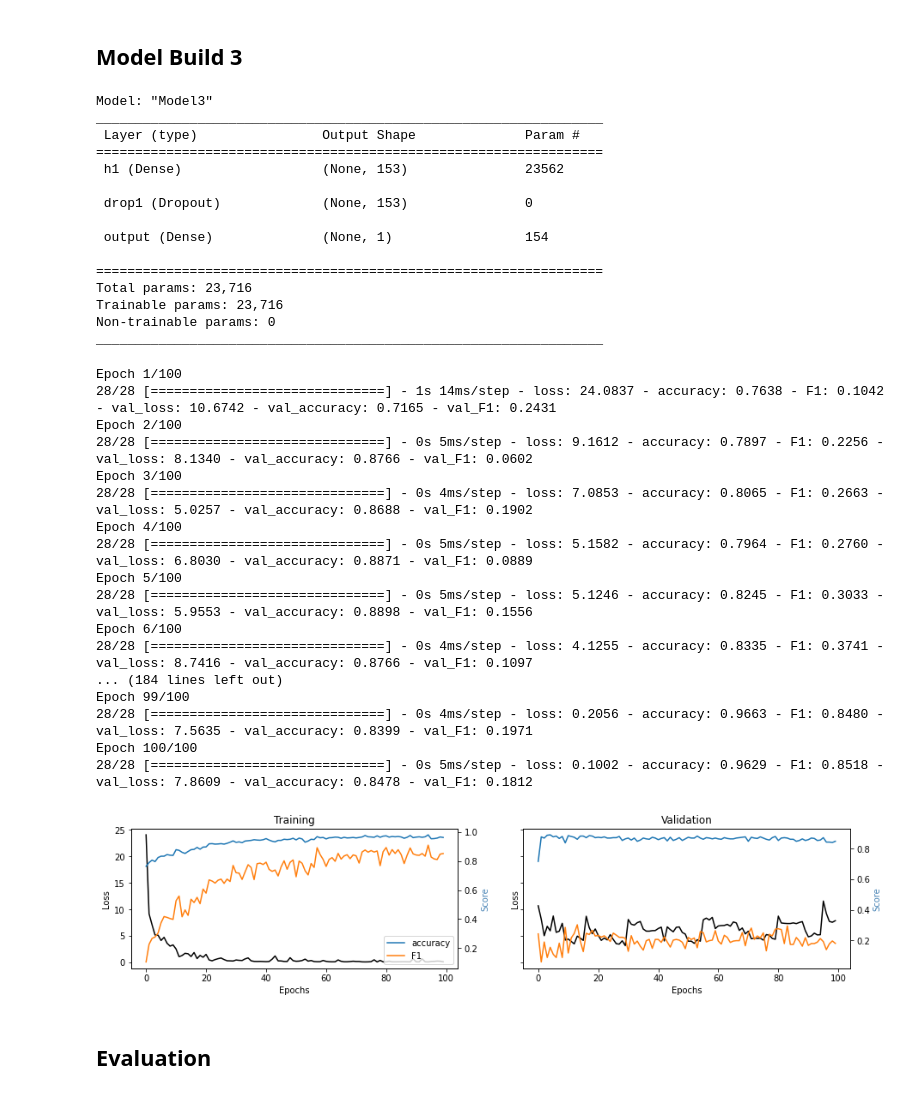
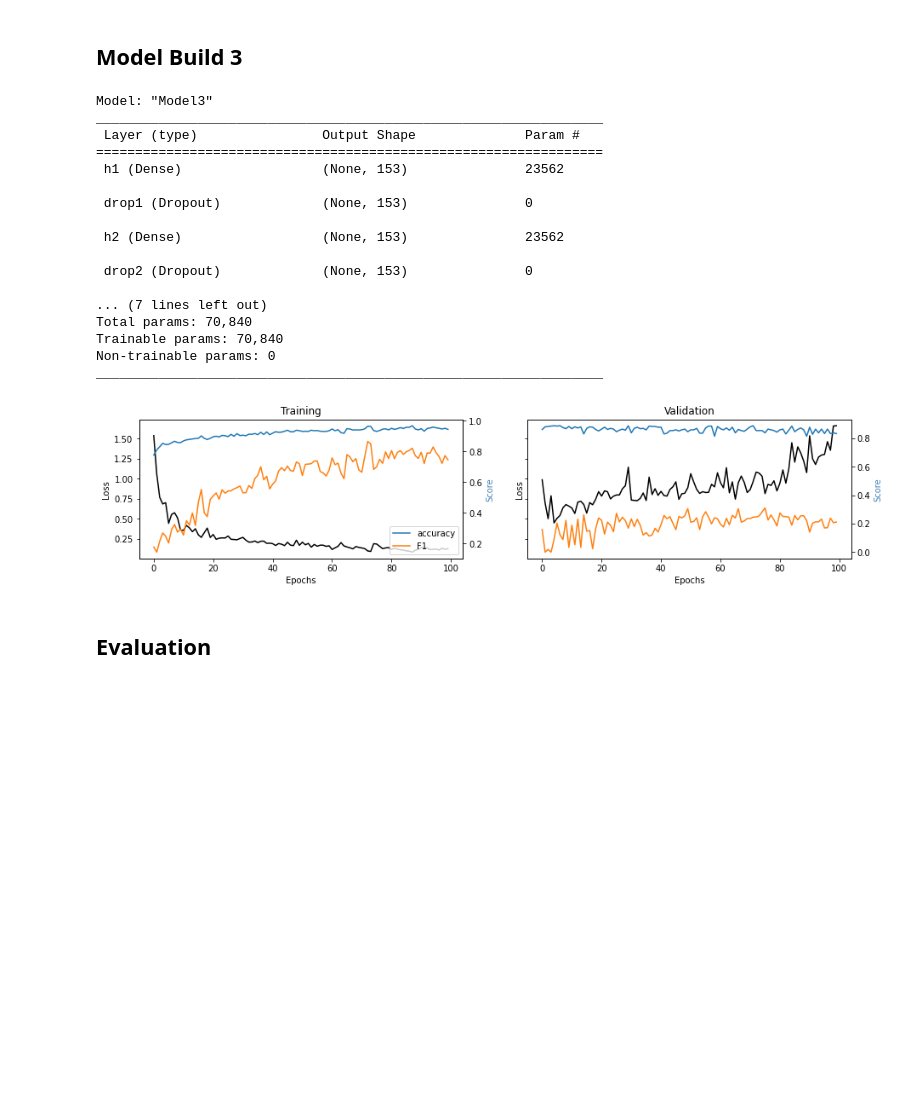
Before and after one commit to jacksondial/823FinalProject, a Jupyter notebook: 823Final_code.ipynb, the cells around one changed output. Drawn from its saved outputs; the diff is of its cells as text; code cells hidden in the pictures; blank space fills up the shorter version.

```diff
--- a/823Final_code.ipynb
+++ b/823Final_code.ipynb
@@ -94,7 +92,7 @@ model1.compile(optimizer='adam', loss='binary_crossentropy',
               metrics=['accuracy',F1])
 # %%
 # train/validation
-training1 = model1.fit(x=train_x, y=train_y, batch_size=32, epochs=100, shuffle=True, verbose=1, validation_split=0.3)
+training1 = model1.fit(x=train_x, y=train_y, batch_size=32, epochs=100, shuffle=True, verbose=0, validation_split=0.3)
 
 # plot
 metrics = [k for k in training1.history.keys() if ("loss" not in k) and ("val" not in k)]
@@ -148,9 +129,17 @@ n_features2 = train_x.shape[1] #returns the width of the dataframe, or the numbe
 model2 = models.Sequential(name="Model2", layers=[
     ### hidden layer 1
     layers.Dense(name="h1", input_dim=n_features2,
-                 units=int(round((n_features2+1)/2)),
-                 activation='relu'),
-    layers.Dropout(name="drop1", rate=0.2),
+                 units=n_features2,
+                 activation='relu',
+                 kernel_initializer = "TruncatedNormal"),
+    layers.Dropout(name="drop1", rate=0.2, seed = 749),
+     ### hidden layer 2
+    layers.Dense(name="h2",
+                 input_dim=n_features2,
+                 units=n_features2,
+                 activation='relu',
+                 kernel_initializer = "TruncatedNormal"),
+    layers.Dropout(name="drop2", rate=0.2, seed = 749),
     layers.Dense(name="output", units=1, activation='sigmoid')
 ])
 model2.summary()
@@ -177,7 +170,7 @@ model2.compile(optimizer='adam', loss='binary_crossentropy',
               metrics=['accuracy',F1])
 # %%
 # train/validation
-training2 = model2.fit(x=train_x, y=train_y, batch_size=32, epochs=100, shuffle=True, verbose=1, validation_split=0.3)
+training2 = model2.fit(x=train_x, y=train_y, batch_size=32, epochs=100, shuffle=True, verbose=0, validation_split=0.3)
 
 # plot
 metrics = [k for k in training1.history.keys() if ("loss" not in k) and ("val" not in k)]
@@ -230,10 +206,24 @@ n_features3 = train_x.shape[1] #returns the width of the dataframe, or the numbe
 # %%
 model3 = models.Sequential(name="Model3", layers=[
     ### hidden layer 1
-    layers.Dense(name="h1", input_dim=n_features3,
+    layers.Dense(name="h1",
+                 input_dim=n_features3,
                  units=n_features3,
-                 activation='relu'),
-    layers.Dropout(name="drop1", rate=0.2),
+                 activation='relu',
+                 kernel_initializer = "TruncatedNormal"),
+    layers.Dropout(name="drop1", rate=0.2, seed = 749),
+     ### hidden layer 2
+    layers.Dense(name="h2",
+                 units=n_features3,
+                 activation='relu',
+                 kernel_initializer = "TruncatedNormal"),
+    layers.Dropout(name="drop2", rate=0.2, seed = 749),
+     ### hidden layer 3
+    layers.Dense(name="h3",
+                 units=n_features3,
+                 activation='relu',
+                 kernel_initializer = "TruncatedNormal"),
+    layers.Dropout(name="drop3", rate=0.2, seed = 749),
     layers.Dense(name="output", units=1, activation='sigmoid')
 ])
 model3.summary()
@@ -246,11 +236,13 @@ _________________________________________________________________
 
  drop1 (Dropout)             (None, 153)               0
 
- output (Dense)              (None, 1)                 154
+ h2 (Dense)                  (None, 153)               23562
 
-=================================================================
-Total params: 23,716
-Trainable params: 23,716
+ drop2 (Dropout)             (None, 153)               0
+
+... (7 lines left out)
+Total params: 70,840
+Trainable params: 70,840
 Non-trainable params: 0
 _________________________________________________________________
 # %%
@@ -260,52 +252,35 @@ model3.compile(optimizer='adam', loss='binary_crossentropy',
               metrics=['accuracy',F1])
 # %%
 # train/validation
-training3 = model3.fit(x=train_x, y=train_y, batch_size=32, epochs=100, shuffle=True, verbose=1, validation_split=0.3)
+training3 = model3.fit(x=train_x, y=train_y, batch_size=32, epochs=100, shuffle=True, verbose=0, validation_split=0.3)
 
 # plot
 metrics = [k for k in training3.history.keys() if ("loss" not in k) and ("val" not in k)]
 fig, ax = plt.subplots(nrows=1, ncols=2, sharey=True, figsize=(15,3))
 
 ## training
 ax[0].set(title="Training")
 ax11 = ax[0].twinx()
 ax[0].plot(training3.history['loss'], color='black')
 ax[0].set_xlabel('Epochs')
 ax[0].set_ylabel('Loss', color='black')
 for metric in metrics:
     ax11.plot(training3.history[metric], label=metric)
     ax11.set_ylabel("Score", color='steelblue')
 ax11.legend()
 
 ## validation
 ax[1].set(title="Validation")
 ax22 = ax[1].twinx()
 ax[1].plot(training3.history['val_loss'], color='black')
 ax[1].set_xlabel('Epochs')
 ax[1].set_ylabel('Loss', color='black')
 for metric in metrics:
     ax22.plot(training3.history['val_'+metric], label=metric)
     ax22.set_ylabel("Score", color="steelblue")
 plt.show()
 # %% [output]
-Epoch 1/100
-28/28 [==============================] - 1s 14ms/step - loss: 24.0837 - accuracy: 0.7638 - F1: 0.1042 - val_loss: 10.6742 - val_accuracy: 0.7165 - val_F1: 0.2431
-Epoch 2/100
-28/28 [==============================] - 0s 5ms/step - loss: 9.1612 - accuracy: 0.7897 - F1: 0.2256 - val_loss: 8.1340 - val_accuracy: 0.8766 - val_F1: 0.0602
-Epoch 3/100
-28/28 [==============================] - 0s 4ms/step - loss: 7.0853 - accuracy: 0.8065 - F1: 0.2663 - val_loss: 5.0257 - val_accuracy: 0.8688 - val_F1: 0.1902
-Epoch 4/100
-28/28 [==============================] - 0s 5ms/step - loss: 5.1582 - accuracy: 0.7964 - F1: 0.2760 - val_loss: 6.8030 - val_accuracy: 0.8871 - val_F1: 0.0889
-Epoch 5/100
-28/28 [==============================] - 0s 5ms/step - loss: 5.1246 - accuracy: 0.8245 - F1: 0.3033 - val_loss: 5.9553 - val_accuracy: 0.8898 - val_F1: 0.1556
-Epoch 6/100
-28/28 [==============================] - 0s 4ms/step - loss: 4.1255 - accuracy: 0.8335 - F1: 0.3741 - val_loss: 8.7416 - val_accuracy: 0.8766 - val_F1: 0.1097
-... (184 lines left out)
-Epoch 99/100
-28/28 [==============================] - 0s 4ms/step - loss: 0.2056 - accuracy: 0.9663 - F1: 0.8480 - val_loss: 7.5635 - val_accuracy: 0.8399 - val_F1: 0.1971
-Epoch 100/100
-28/28 [==============================] - 0s 5ms/step - loss: 0.1002 - accuracy: 0.9629 - F1: 0.8518 - val_loss: 7.8609 - val_accuracy: 0.8478 - val_F1: 0.1812
-[figure, old version]
+[figure, new version]
 # %% [markdown]
 ## Evaluation
 # %%
```
Also changed, not shown: parts of 30 cells of this notebook.
